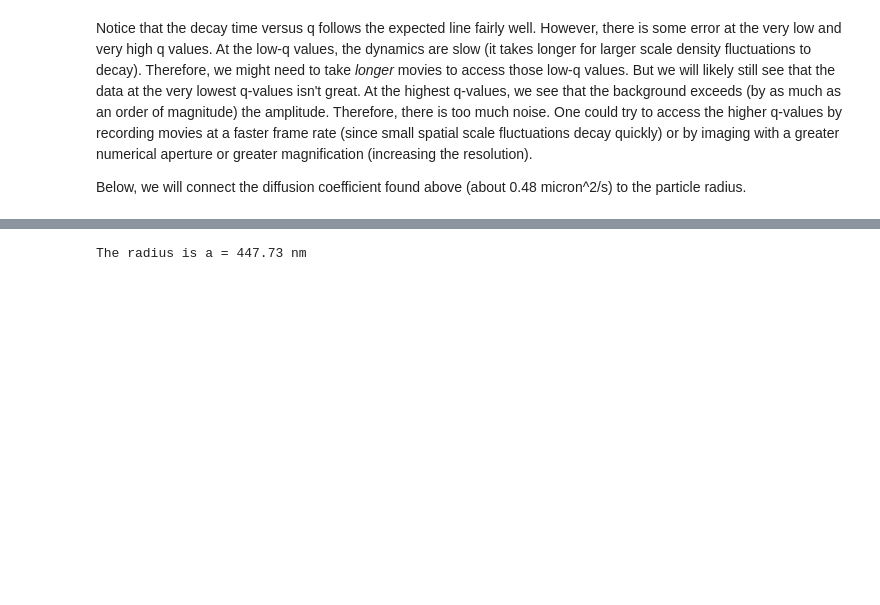
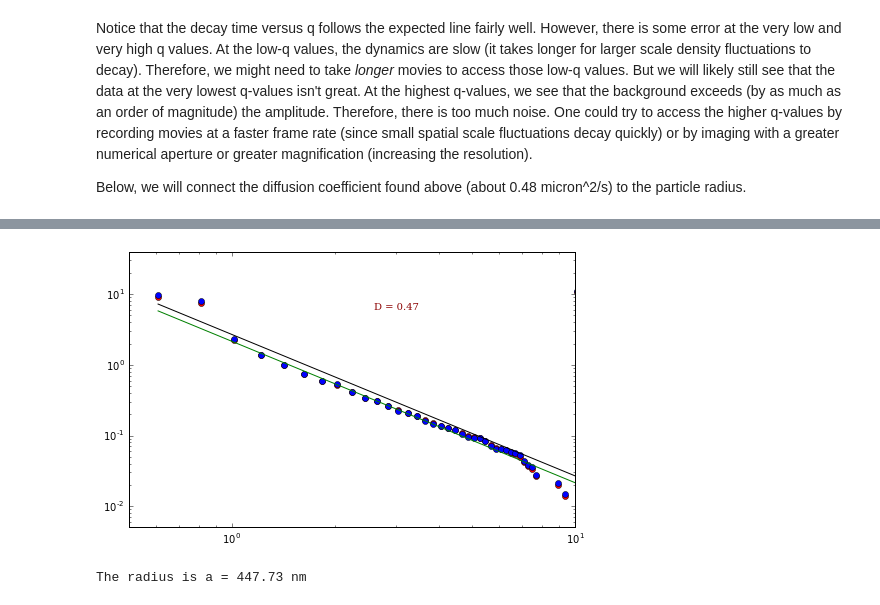
Before and after one commit to rmcgorty/Differential-Dynamic-Microscopy---Python, a Jupyter notebook: DDM - tutorial using silica beads.ipynb, the cells around one changed output, grey strips where cells are left out. Drawn from its saved outputs; the diff is of its cells as text; code cells hidden in the pictures; blank space fills up the shorter version.

```diff
--- a/DDM - tutorial using silica beads.ipynb
+++ b/DDM - tutorial using silica beads.ipynb
@@ -276,3 +285,48 @@ Below, we will connect the diffusion coefficient found above (about 0.48 micron^
+# %%
+qmin = q[2]
+qmax = q[10]
+p = ddm.getDiff(tau[2:-1], q[3:-1], qmin, qmax)
+ax.plot(q[3:-1], (1./p[0]) * 1.8/(q[3:-1]**2), '-k')
+
+#first, import necessary modules for interactive capabilities
+import ipywidgets as widgets
+from ipywidgets import interact, fixed
+
+def DiffCoef (StretchExp, StretchBG, qrange, qmin, qmax):
+    nt = ddm.newt(StretchExp, StretchBG)
+    indx = (qrange>qmin) & (qrange<qmax)
+    ds = (qrange[indx]**-2) / nt[indx]
+    return ds.mean()
+
+def Diff_Fit(qrange, taurange, qmin, qmax, factor, StExp, StBG):
+    step1 = ddm.getDiff(taurange, qrange, qmin, qmax)
+    fit1 = (1./step1[0]) * factor/(qrange**2)
+    step2 = DiffCoef(StExp, StBG, qrange, qmin, qmax)
+    fit2 = (1./step2) * 1./(qrange**2)
+    return fit1, fit2, step2
+#Don't actually need the step1 part, just messing around with the getDiff line, but I the DiffCoef function works a lot better
+#Need to fix the function so the it will fit the data
+#define a function to plot the results
+
+def plot_results(alpha=1.8, qmin = q[2], qmax = q[10]):
+    qs = q[3:-1]
+    taus = tau[2:-1]
+    fig,ax = plt.subplots(figsize=(8,8/1.618))
+    plt.xlim((0.5,10))
+    plt.ylim((0.005,40))
+    ax.loglog(qs, tau[2:-1], 'ro')
+    ax.loglog(qs, ddm.newt(taus ,alph [2:-1]),'bo')
+    fits = Diff_Fit(qs,taus, qmin, qmax, alpha, alph[3:], bg[3:])
+    ax.plot(qs, fits[0],  '-k')
+    ax.plot(qs, fits[1], '-g')
+    ax.text(0.55,0.8,'D = %.2f' % fits[2],
+        fontdict=font_plt,horizontalalignment='left',
+        verticalalignment='center', transform=ax.transAxes)
+# %%
+
+interact(plot_results, alpha=(0.5,2,0.05), qmin = (q[2], q[8]), qmax = (q[9], q[30]),  continuous_update=False)
+# %% [output]
+[figure, added]
 # %%
 #Some parameters...
 kb = 1.38065e-23  #Boltzmann's constant
```
Also changed, not shown: parts of 1 cell of this notebook, 1 other file.
